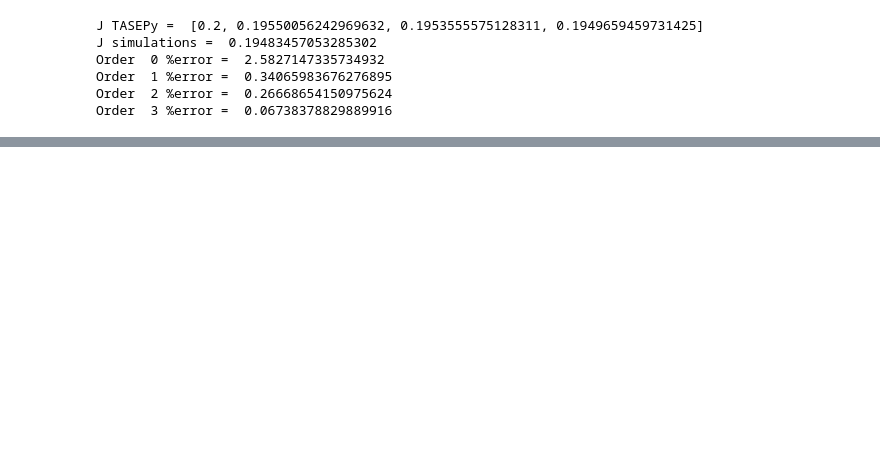
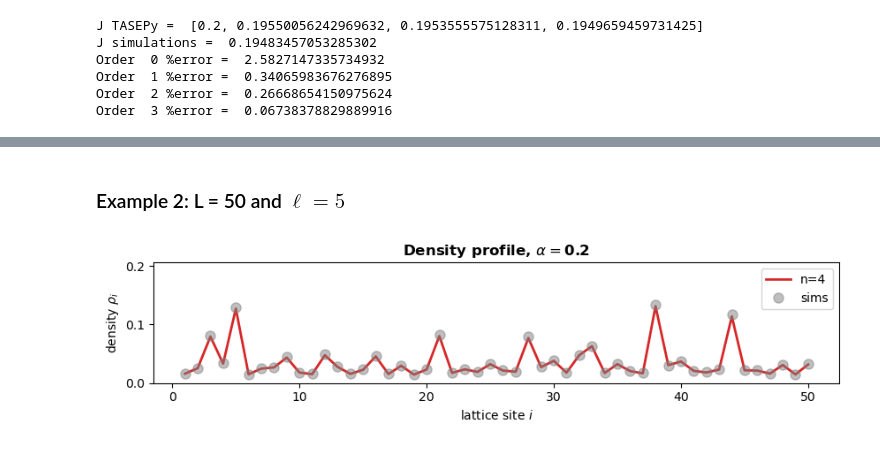
Before and after one commit to ExclusionProcess-tools/TASEPy, a Jupyter notebook: TASEPy_benchmarks.ipynb, the cells around one changed output, grey strips where cells are left out. Drawn from its saved outputs; the diff is of its cells as text; code cells hidden in the pictures; blank space fills up the shorter version.

```diff
--- a/TASEPy_benchmarks.ipynb
+++ b/TASEPy_benchmarks.ipynb
@@ -564,0 +452,2 @@ Order  4 %error =  0.8261686657981946
+# %% [markdown]
+### Example 2: L = 50 and $\ell = 5$
@@ -564,0 +498,32 @@ Order  4 %error =  0.8261686657981946
+# %%
+import matplotlib.pyplot as plt
+import matplotlib.ticker as ticker
+
+maxrho = max([max(x) for x in profile_TASEPy]) # maximum density need to set the y-axis range
+
+plt.figure(figsize=(8.7,2.33))
+
+sites = [x + 1 for x in range(len(profile_TASEPy[0]))]
+
+#plt.plot(sites, profile_TASEPy[1], linewidth=2, label='n= 1' , color='tab:blue', linestyle='-')
+#plt.plot(sites, profile_TASEPy[2], linewidth=2, label='n= 2' , color='tab:orange', linestyle='-')
+#plt.plot(sites, profile_TASEPy[3], linewidth=2, label='n= 3' , color='tab:green', linestyle='-')
+
+plt.plot(sites, profile_TASEPy[-1], linewidth=2, label='n=4' , color='tab:red', linestyle='-')
+plt.plot(sites, profile_simulations, 'o', label='sims' , color='gray', ms = 8, alpha=0.5)
+
+plt.ylim(0,1.1*maxrho)
+
+plt.xlabel(r'lattice site $i$', fontsize=10)
+plt.ylabel(r'density $\rho_i$', fontsize=10)
+
+# Set the title
+plt.title(r'Density profile, $\alpha = $' +
+             str(alpha), fontsize=12, fontweight='bold')
+
+plt.legend(loc='upper right')
+plt.tight_layout()
+
+plt.show()
+# %% [output]
+[figure, added]
```
Also changed, not shown: parts of 22 cells of this notebook.
